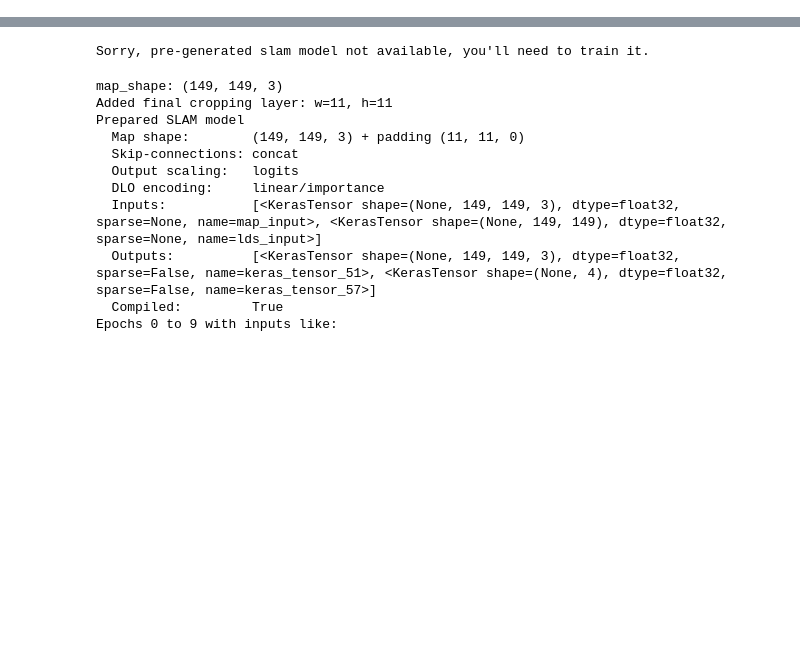
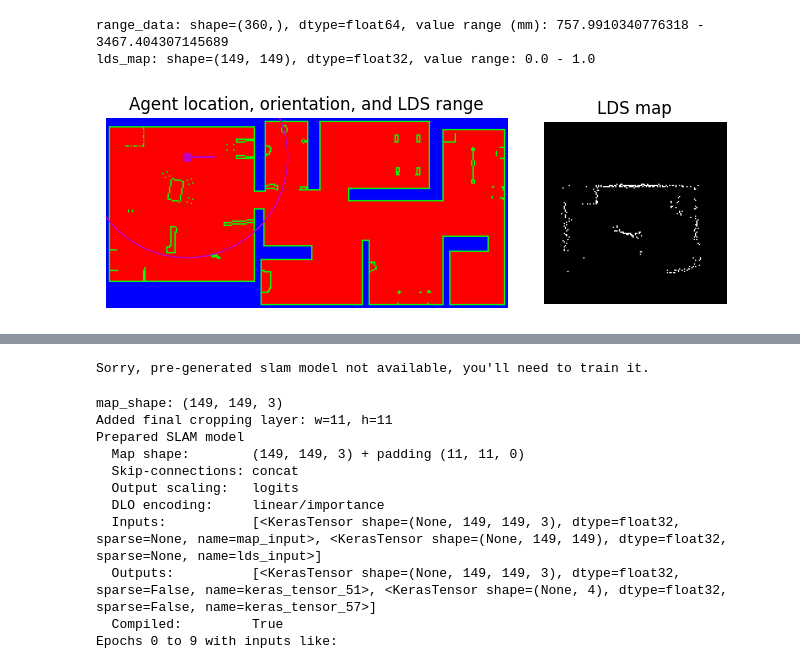
Before and after one commit to malcolmlett/robovac, a Jupyter notebook: SLAM.ipynb, the cells around one changed output, grey strips where cells are left out. Saved outputs shown, nothing was run; the diff lists cells and outputs as text; code cells hidden in the pictures; blank space fills up the shorter version.

```diff
--- a/SLAM.ipynb
+++ b/SLAM.ipynb
@@ -124,0 +168,31 @@ slam_data_test.run_test_suite()
+# %%
+reload(lds)
+location_px = np.array([floorplan.shape[1], floorplan.shape[0]]) * np.array([0.2, 0.2])   # 20% to right and 20% down
+angle = 0.0  # radians
+occupancy_map = floorplan[..., slam_data.__OBSTRUCTION_IDX__]  # get just the walls
+range_data = lds.lds_sample(occupancy_map, centre=location_px * lds.__PIXEL_SIZE__, angle=angle)
+print(f"range_data: shape={range_data.shape}, dtype={range_data.dtype}, value range (mm): {np.nanmin(range_data)} - {np.nanmax(range_data)}")
+lds_map = lds.lds_to_occupancy_map(range_data, angle)
+print(f"lds_map: shape={lds_map.shape}, dtype={lds_map.dtype}, value range: {np.min(lds_map)} - {np.max(lds_map)}")
+
+plt.figure(figsize=(8,3))
+
+angle_loc = location_px + np.array([np.cos(angle), np.sin(angle)]) * 20
+plt.subplot(1,3,(1,2))
+plt.title('Agent location, orientation, and LDS range')
+plt.imshow(floorplan)
+plt.plot(location_px[0], location_px[1], 'mo')
+plt.plot([location_px[0], angle_loc[0]], [location_px[1], angle_loc[1]], 'm')
+plt.gca().add_artist(plt.Circle((location_px[0], location_px[1]), lds.__MAX_DISTANCE__ / lds.__PIXEL_SIZE__, color='m', fill=False))
+plt.axis('off')
+
+plt.subplot(1,3,3)
+plt.title('LDS map')
+plt.imshow(lds_map, cmap='gray')
+plt.axis('off')
+
+plt.show()
+# %% [output]
+range_data: shape=(360,), dtype=float64, value range (mm): 757.9910340776318 - 3467.404307145689
+lds_map: shape=(149, 149), dtype=float32, value range: 0.0 - 1.0
+[figure, added]
```
Also changed, not shown: parts of 27 cells of this notebook.
